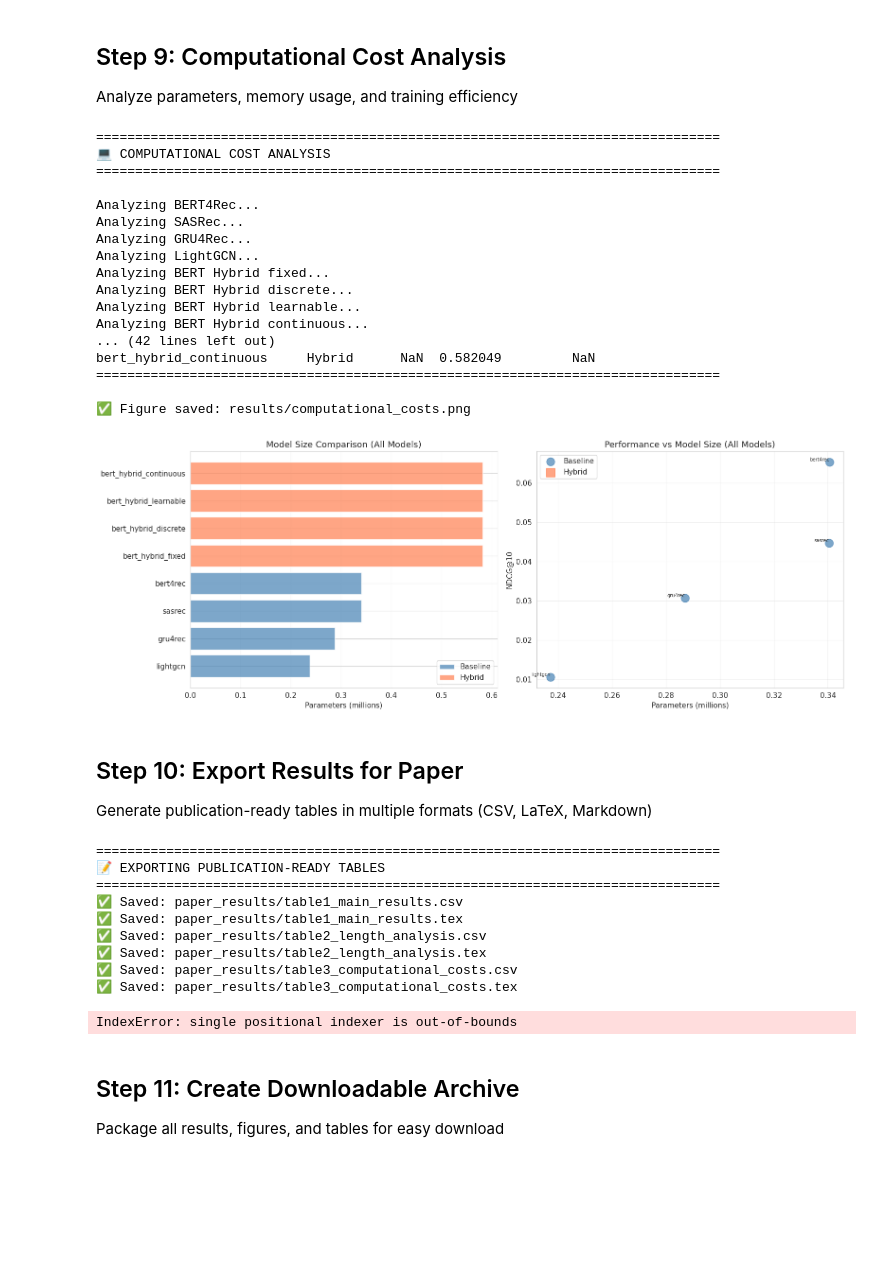
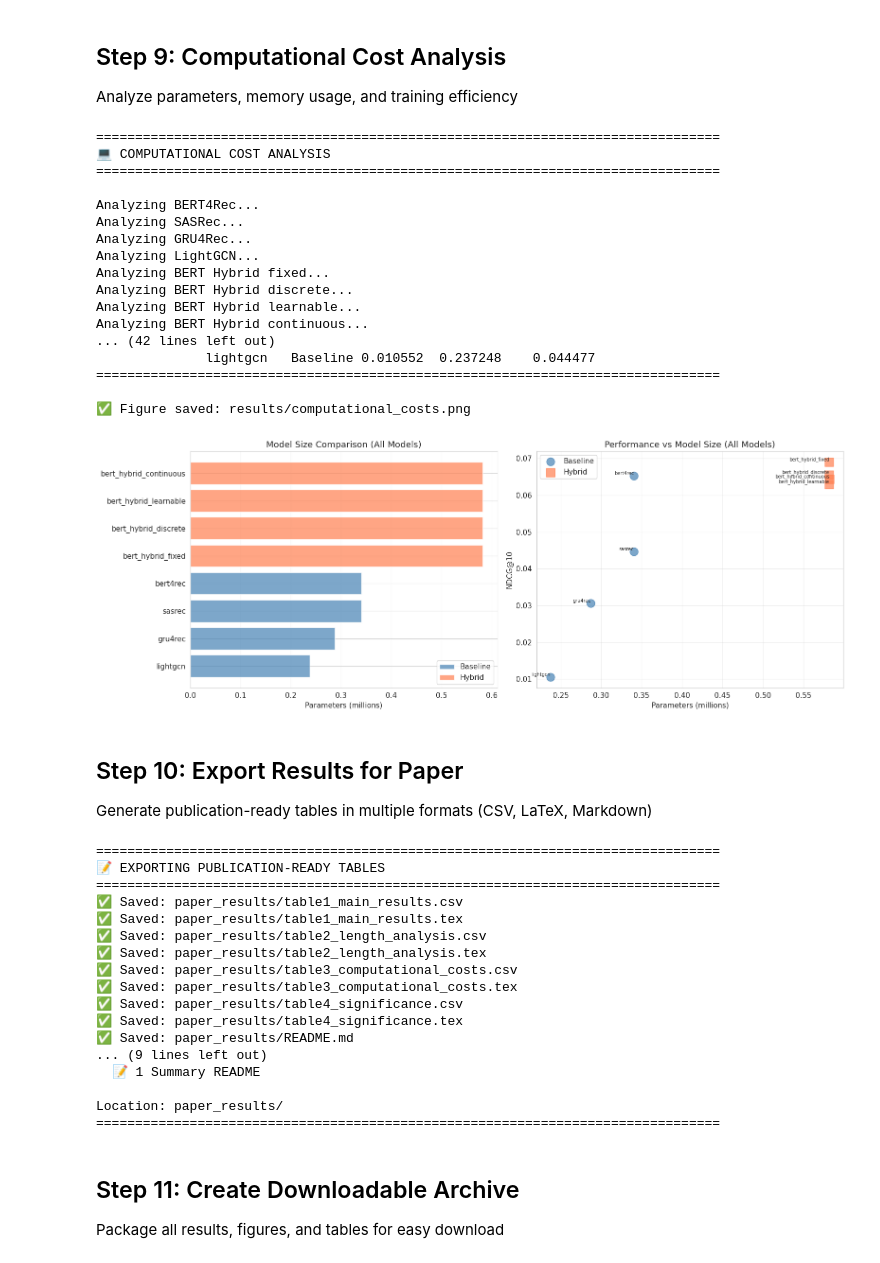
Before and after one commit to faroukq1/length-adaptive, a Jupyter notebook: notebooks/paper_results_collection_kaggle.ipynb, the cells around one changed output. Drawn from its saved outputs; the diff is of its cells as text; code cells hidden in the pictures; blank space fills up the shorter version.

Commit message:
make final experiment and collect result for paper

```diff
--- a/notebooks/paper_results_collection_kaggle.ipynb
+++ b/notebooks/paper_results_collection_kaggle.ipynb
@@ -828,9 +824,9 @@ computational_costs.append({
     'Params_M': gcn_params / 1e6
 })
 
-# Hybrid models (Note: using hybrid_* naming to match saved results)
+# Hybrid models
 for fusion_type in ['fixed', 'discrete', 'learnable', 'continuous']:
-    print(f"Analyzing Hybrid {fusion_type}...")
+    print(f"Analyzing BERT Hybrid {fusion_type}...")
     model = HybridBERT4RecGNN(
         num_items, d_model, n_heads, n_blocks,
         max_len=max_len, gnn_layers=gnn_layers,
@@ -840,7 +836,7 @@ for fusion_type in ['fixed', 'discrete', 'learnable', 'continuous']:
     trainable_params = sum(p.numel() for p in model.parameters() if p.requires_grad)
 
     computational_costs.append({
-        'Model': f'hybrid_{fusion_type}',
+        'Model': f'bert_hybrid_{fusion_type}',
         'Model_Type': 'Hybrid',
         'Total_Params': total_params,
         'Trainable_Params': trainable_params,
@@ -938,35 +934,35 @@ for i, model in enumerate(models):
     axes[1].annotate(model, (params_m[i], ndcg[i]),
                     fontsize=7, ha='right', va='bottom')
 
 axes[1].set_xlabel('Parameters (millions)')
 axes[1].set_ylabel('NDCG@10')
 axes[1].set_title('Performance vs Model Size (All Models)')
 axes[1].legend()
 axes[1].grid(alpha=0.3)
 
 plt.tight_layout()
 plt.savefig('results/computational_costs.png', dpi=300, bbox_inches='tight')
 print("\n✅ Figure saved: results/computational_costs.png")
 plt.show()
 # %% [output]
 ================================================================================
 💻 COMPUTATIONAL COST ANALYSIS
 ================================================================================
 
 Analyzing BERT4Rec...
 Analyzing SASRec...
 Analyzing GRU4Rec...
 Analyzing LightGCN...
 Analyzing BERT Hybrid fixed...
 Analyzing BERT Hybrid discrete...
 Analyzing BERT Hybrid learnable...
 Analyzing BERT Hybrid continuous...
 ... (42 lines left out)
-bert_hybrid_continuous     Hybrid      NaN  0.582049         NaN
+              lightgcn   Baseline 0.010552  0.237248    0.044477
 ================================================================================
 
 ✅ Figure saved: results/computational_costs.png
-[figure, old version]
+[figure, new version]
 # %% [markdown]
 ## Step 10: Export Results for Paper
 
@@ -1154,7 +1150,14 @@ print("="*80)
 ✅ Saved: paper_results/table2_length_analysis.tex
 ✅ Saved: paper_results/table3_computational_costs.csv
 ✅ Saved: paper_results/table3_computational_costs.tex
+✅ Saved: paper_results/table4_significance.csv
+✅ Saved: paper_results/table4_significance.tex
+✅ Saved: paper_results/README.md
+... (9 lines left out)
+  📝 1 Summary README
+
+Location: paper_results/
+================================================================================
-IndexError: single positional indexer is out-of-bounds
 # %% [markdown]
 ## Step 11: Create Downloadable Archive
 
```
Also changed, not shown: parts of 9 cells of this notebook, 40 other files.
